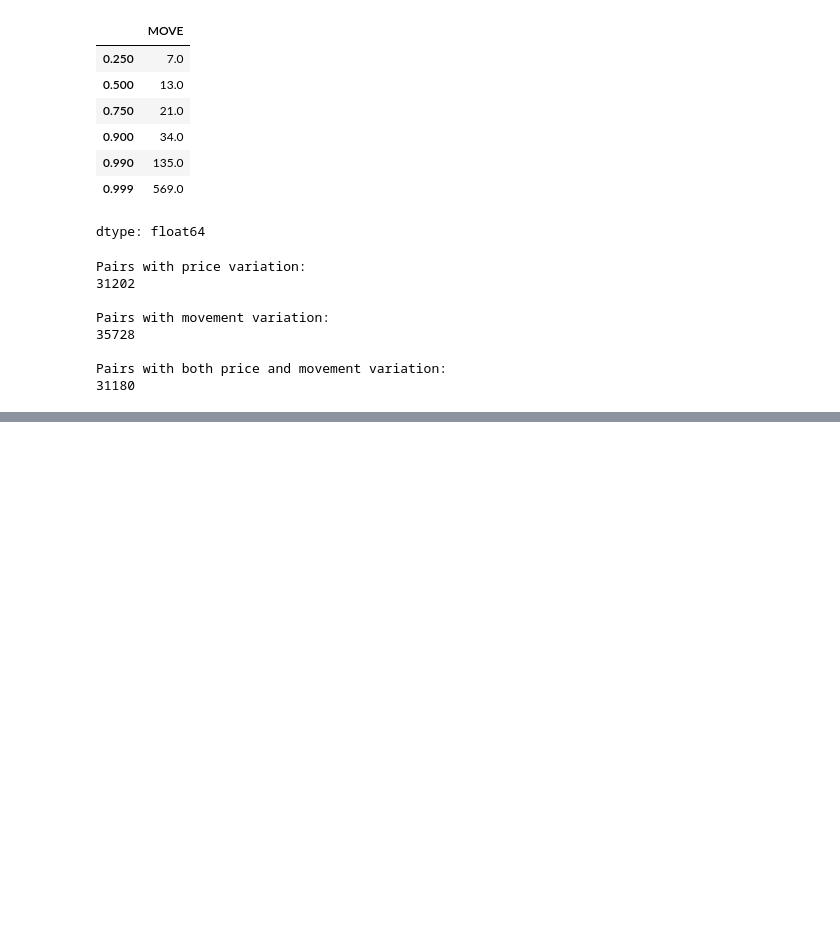
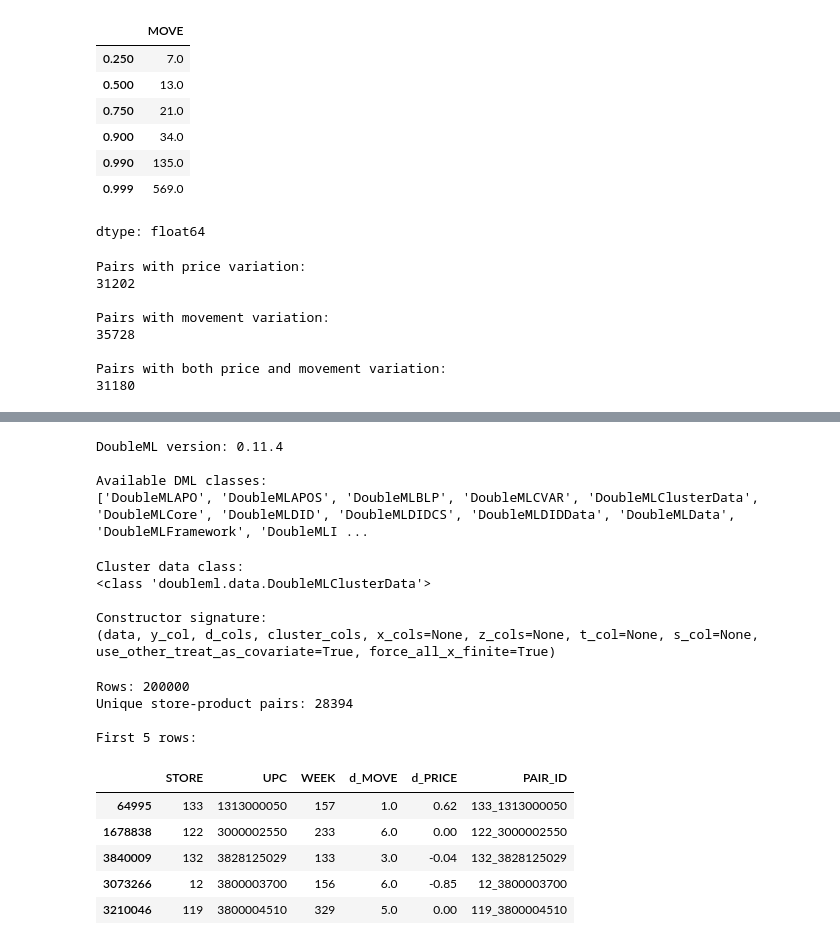
Before and after one commit to Ashokyadhav/Econocausal, a Jupyter notebook: DoubleML.ipynb, the cells around one changed output, grey strips where cells are left out. Saved outputs shown, nothing was run; the diff lists cells and outputs as text; code cells hidden in the pictures; blank space fills up the shorter version.

```diff
--- a/DoubleML.ipynb
+++ b/DoubleML.ipynb
@@ -463,0 +748,67 @@ Pairs with both price and movement variation:
+# %%
+
+# Step 26: Check installed DML classes
+
+import doubleml as dml
+
+print("DoubleML version:", dml.__version__)
+
+print("\nAvailable DML classes:")
+print([
+    name for name in dir(dml)
+    if name.startswith("DoubleML")
+])
+# %% [output]
+DoubleML version: 0.11.4
+
+Available DML classes:
+['DoubleMLAPO', 'DoubleMLAPOS', 'DoubleMLBLP', 'DoubleMLCVAR', 'DoubleMLClusterData', 'DoubleMLCore', 'DoubleMLDID', 'DoubleMLDIDCS', 'DoubleMLDIDData', 'DoubleMLData', 'DoubleMLFramework', 'DoubleMLI ...
+# %%
+
+# Step 27: Inspect cluster-aware DML data support
+
+import inspect
+import doubleml as dml
+
+print("Cluster data class:")
+print(dml.DoubleMLClusterData)
+
+print("\nConstructor signature:")
+print(inspect.signature(dml.DoubleMLClusterData))
+# %% [output]
+Cluster data class:
+<class 'doubleml.data.DoubleMLClusterData'>
+
+Constructor signature:
+(data, y_col, d_cols, cluster_cols, x_cols=None, z_cols=None, t_col=None, s_col=None, use_other_treat_as_covariate=True, force_all_x_finite=True)
+# %%
+
+# Step 28: Prepare data for cluster-aware DML
+
+cluster_df = dml_sample[
+    ["STORE", "UPC", "WEEK", "d_MOVE", "d_PRICE"]
+].copy()
+
+# Create a unique identifier for each store-product pair
+cluster_df["PAIR_ID"] = (
+    cluster_df["STORE"].astype(str)
+    + "_"
+    + cluster_df["UPC"].astype(str)
+)
+
+print("Rows:", len(cluster_df))
+print("Unique store-product pairs:", cluster_df["PAIR_ID"].nunique())
+
+print("\nFirst 5 rows:")
+display(cluster_df.head())
+# %% [output]
+Rows: 200000
+Unique store-product pairs: 28394
+
+First 5 rows:
+|  | STORE | UPC | WEEK | d_MOVE | d_PRICE | PAIR_ID |
+| 64995 | 133 | 1313000050 | 157 | 1.0 | 0.62 | 133_1313000050 |
+| 1678838 | 122 | 3000002550 | 233 | 6.0 | 0.00 | 122_3000002550 |
+| 3840009 | 132 | 3828125029 | 133 | 3.0 | -0.04 | 132_3828125029 |
+| 3073266 | 12 | 3800003700 | 156 | 6.0 | -0.85 | 12_3800003700 |
+| 3210046 | 119 | 3800004510 | 329 | 5.0 | 0.00 | 119_3800004510 |
```
Also changed, not shown: parts of 18 cells of this notebook.
